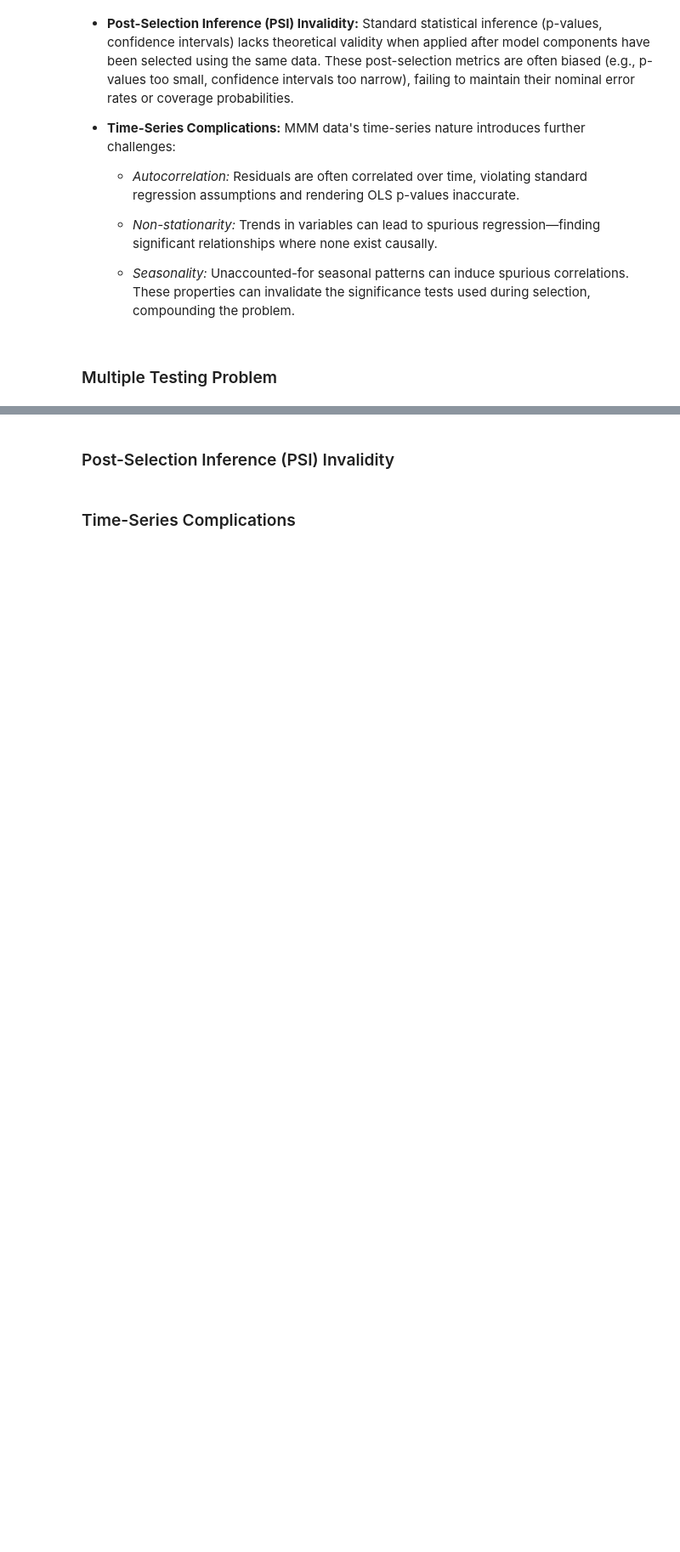
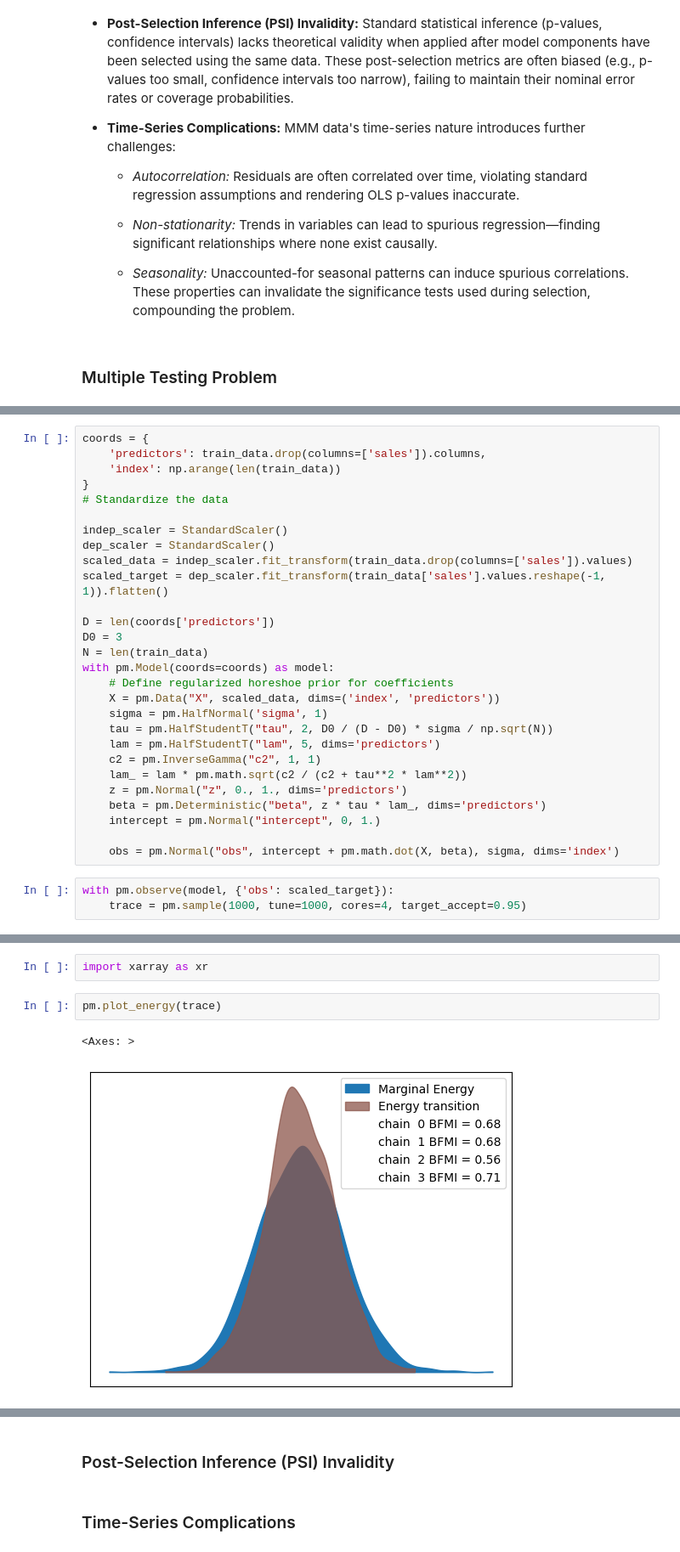
Before and after one commit to redam94/common_regression_issues, a Jupyter notebook: nbs/02_the_illusion_of_significance.ipynb, the cells around one changed output, grey strips where cells are left out. Shown at 85% size. Drawn from its saved outputs; the diff is of its cells as text; blank space fills up the shorter version.

```diff
--- a/nbs/02_the_illusion_of_significance.ipynb
+++ b/nbs/02_the_illusion_of_significance.ipynb
@@ -54,0 +346,31 @@ The selection of factors and transformations in MMM faces a confluence of statis
+# %%
+coords = {
+    'predictors': train_data.drop(columns=['sales']).columns,
+    'index': np.arange(len(train_data))
+}
+# Standardize the data
+
+indep_scaler = StandardScaler()
+dep_scaler = StandardScaler()
+scaled_data = indep_scaler.fit_transform(train_data.drop(columns=['sales']).values)
+scaled_target = dep_scaler.fit_transform(train_data['sales'].values.reshape(-1, 1)).flatten()
+
+D = len(coords['predictors'])
+D0 = 3
+N = len(train_data)
+with pm.Model(coords=coords) as model:
+    # Define regularized horeshoe prior for coefficients
+    X = pm.Data("X", scaled_data, dims=('index', 'predictors'))
+    sigma = pm.HalfNormal('sigma', 1)
+    tau = pm.HalfStudentT("tau", 2, D0 / (D - D0) * sigma / np.sqrt(N))
+    lam = pm.HalfStudentT("lam", 5, dims='predictors')
+    c2 = pm.InverseGamma("c2", 1, 1)
+    lam_ = lam * pm.math.sqrt(c2 / (c2 + tau**2 * lam**2))
+    z = pm.Normal("z", 0., 1., dims='predictors')
+    beta = pm.Deterministic("beta", z * tau * lam_, dims='predictors')
+    intercept = pm.Normal("intercept", 0, 1.)
+
+    obs = pm.Normal("obs", intercept + pm.math.dot(X, beta), sigma, dims='index')
+# %%
+with pm.observe(model, {'obs': scaled_target}):
+    trace = pm.sample(1000, tune=1000, cores=4, target_accept=0.95)
@@ -54,0 +393,7 @@ The selection of factors and transformations in MMM faces a confluence of statis
+# %%
+import xarray as xr
+# %%
+pm.plot_energy(trace)
+# %% [output]
+<Axes: >
+[figure, added]
```
Also changed, not shown: parts of 19 cells of this notebook.
